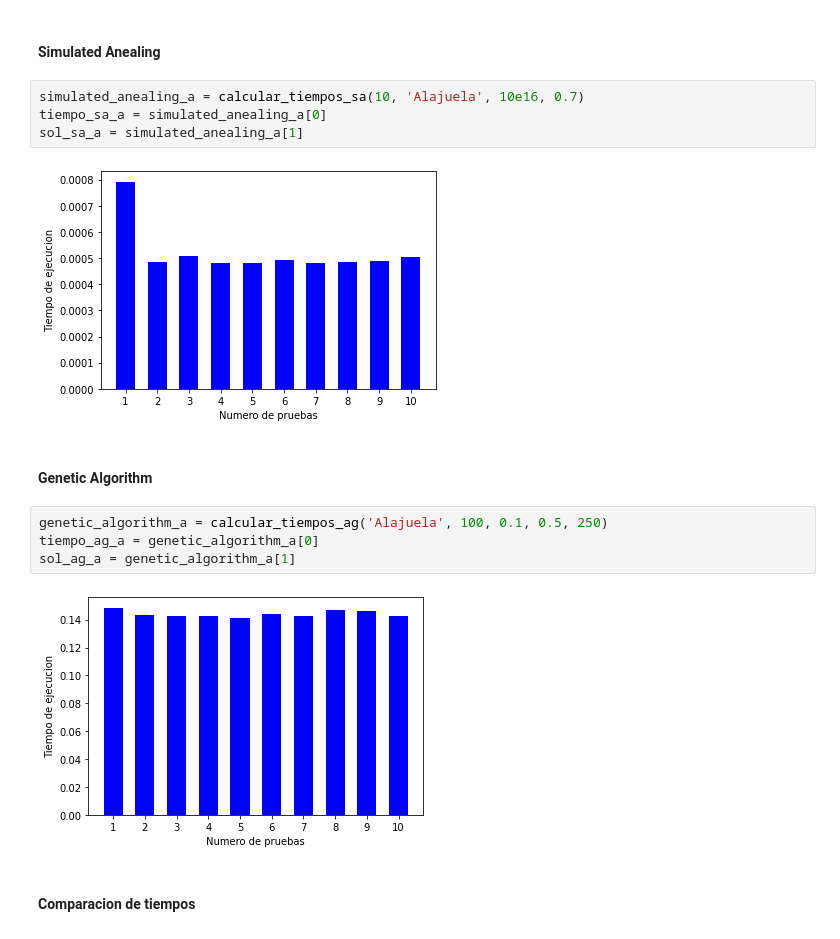
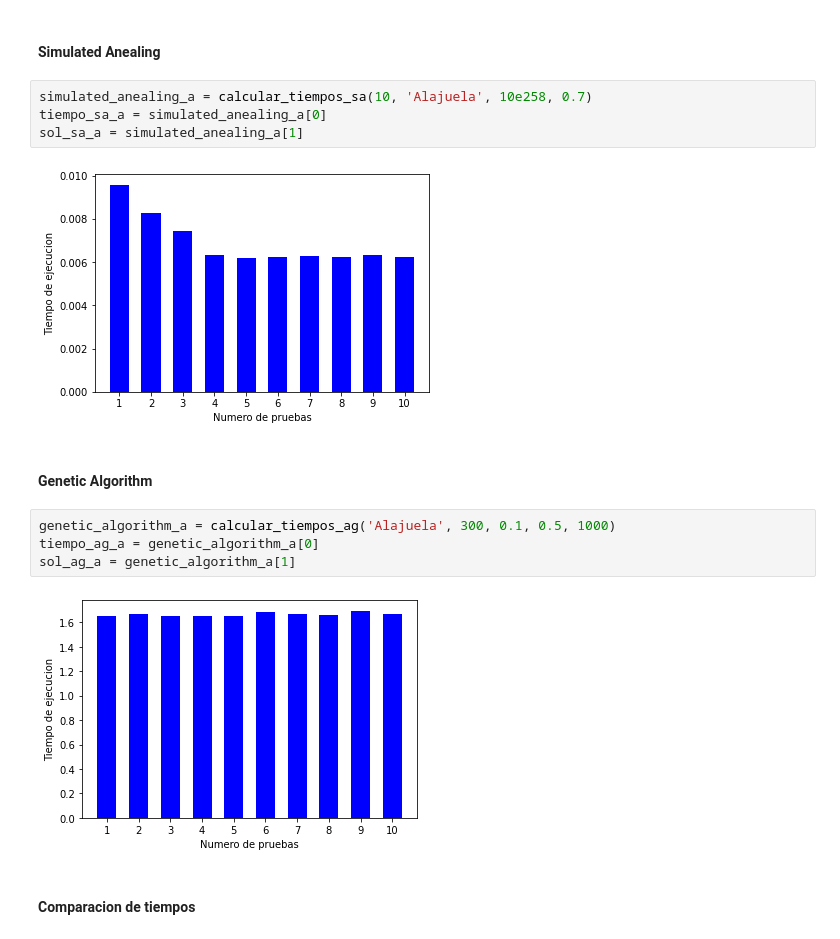
Before and after one commit to IC-3002/ic-3002-2020ii-p2-pseint, a Jupyter notebook: Cuaderno_Proyecto2.ipynb, the cells around one changed output. Saved outputs shown, nothing was run; the diff lists cells and outputs as text.

```diff
--- a/Cuaderno_Proyecto2.ipynb
+++ b/Cuaderno_Proyecto2.ipynb
@@ -486,19 +486,19 @@ comparar_resultados_costo_ag(resultados_sol_3000_reps, '700')
 # %% [markdown]
 #### Simulated Anealing
 # %%
-simulated_anealing_a = calcular_tiempos_sa(10, 'Alajuela', 10e16, 0.7)
+simulated_anealing_a = calcular_tiempos_sa(10, 'Alajuela', 10e258, 0.7)
 tiempo_sa_a = simulated_anealing_a[0]
 sol_sa_a = simulated_anealing_a[1]
 # %% [output]
-[figure, old version]
+[figure, new version]
 # %% [markdown]
 #### Genetic Algorithm
 # %%
-genetic_algorithm_a = calcular_tiempos_ag('Alajuela', 100, 0.1, 0.5, 250)
+genetic_algorithm_a = calcular_tiempos_ag('Alajuela', 300, 0.1, 0.5, 1000)
 tiempo_ag_a = genetic_algorithm_a[0]
 sol_ag_a = genetic_algorithm_a[1]
 # %% [output]
-[figure, old version]
+[figure, new version]
 # %% [markdown]
 #### Comparacion de tiempos
 # %%
```
Also changed, not shown: parts of 18 cells of this notebook.
